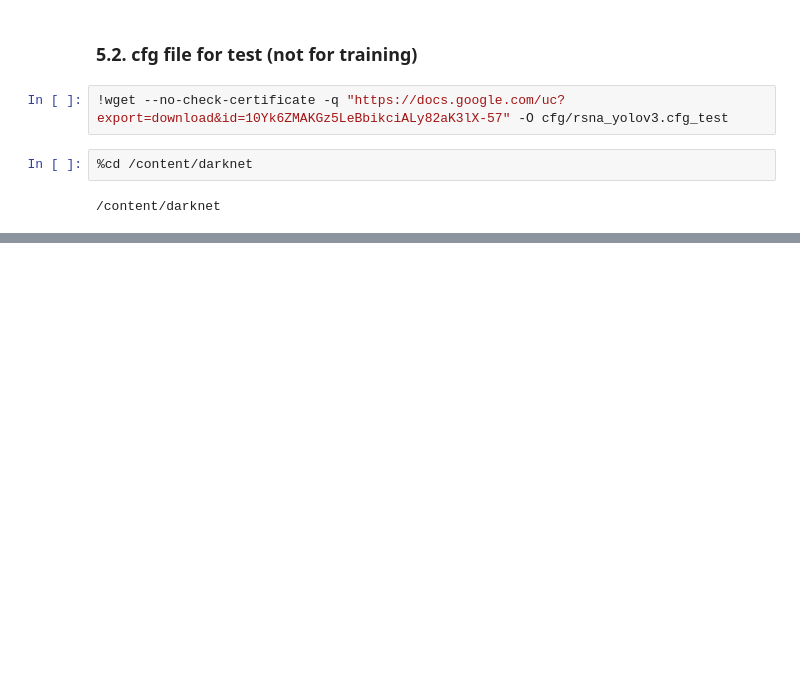
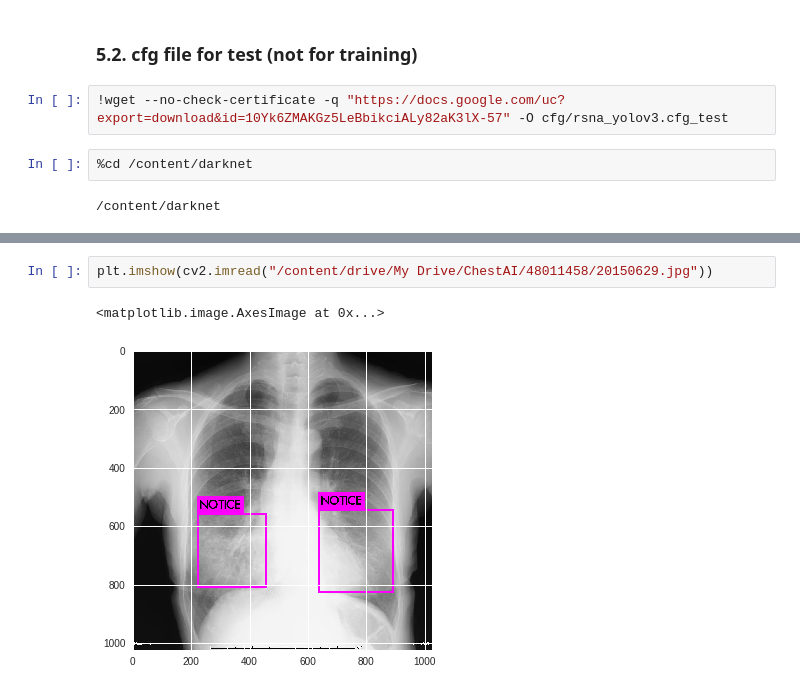
Before and after one commit to akemiyamashita/Trainable_Segmentation, a Jupyter notebook: YOLOv3_RSNA.ipynb, the cells around one changed output, grey strips where cells are left out. Cells and saved outputs as stored; diff of their text form; blank space fills up the shorter version.

```diff
--- a/YOLOv3_RSNA.ipynb
+++ b/YOLOv3_RSNA.ipynb
@@ -492,0 +542,5 @@ plt.imshow(cv2.imread("/content/darknet/predictions.jpg"))
+# %%
+plt.imshow(cv2.imread("/content/drive/My Drive/ChestAI/48011458/20150629.jpg"))
+# %% [output]
+<matplotlib.image.AxesImage at 0x...>
+[figure, added]
```
Also changed, not shown: parts of 18 cells of this notebook.
